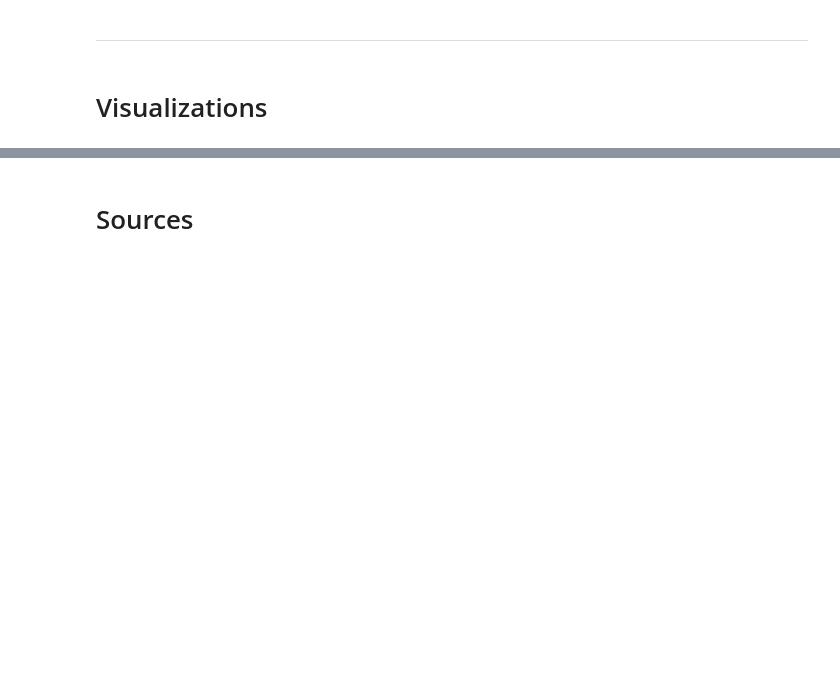
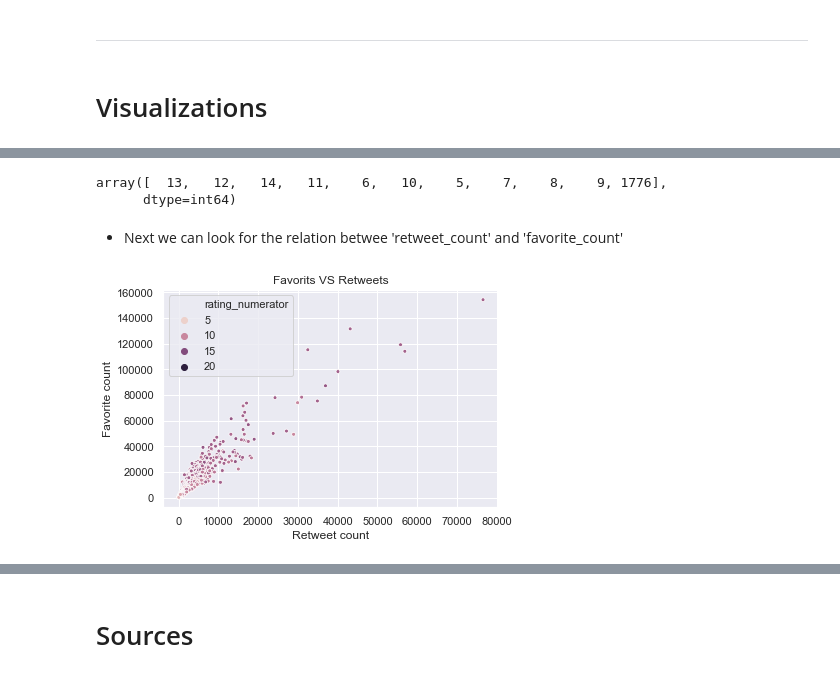
Before and after one commit to ahmed-gharib89/wrangle-and-analyze_data, a Jupyter notebook: wrangle_act.ipynb, the cells around one changed output, grey strips where cells are left out. Saved outputs shown, nothing was run; the diff lists cells and outputs as text; code cells hidden in the pictures; blank space fills up the shorter version.

```diff
--- a/wrangle_act.ipynb
+++ b/wrangle_act.ipynb
@@ -721,0 +819,15 @@ memory usage: 195.9+ KB
+# %%
+df_master.rating_numerator.unique()
+# %% [output]
+array([  13,   12,   14,   11,    6,   10,    5,    7,    8,    9, 1776],
+      dtype=int64)
+# %% [markdown]
+- Next we can look for the relation betwee 'retweet_count' and 'favorite_count'
+# %%
+# Scatter plot to show the relation between favorits and retweets
+ax = sns.scatterplot(x='retweet_count', y='favorite_count', data=df_master,
+                     hue='rating_numerator', hue_norm=(5, 20), s=15)
+ax.set(xlabel='Retweet count', ylabel='Favorite count', title='Favorits VS Retweets')
+plt.show()
+# %% [output]
+[figure, added]
```
Also changed, not shown: parts of 39 cells of this notebook, 6 other files.
